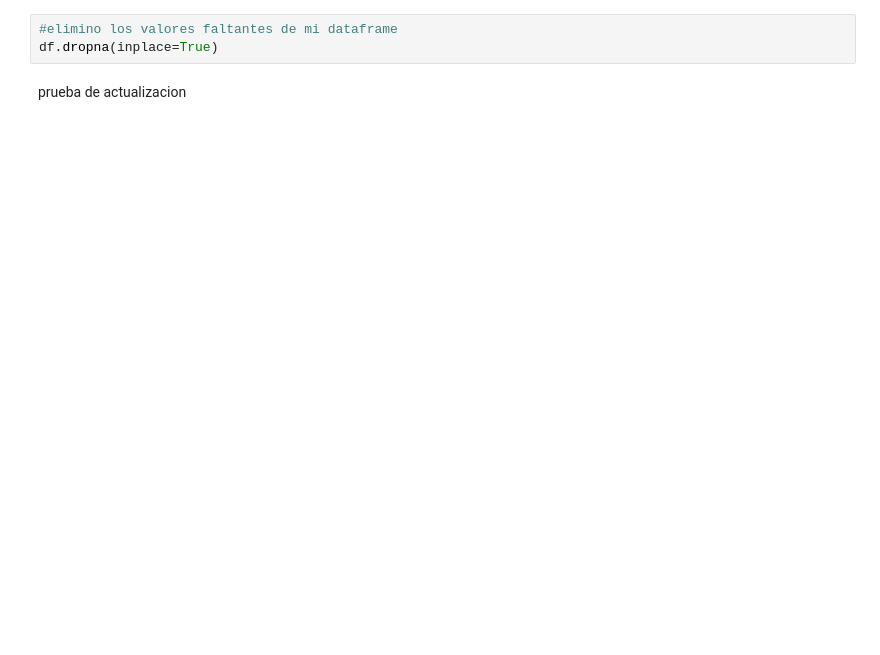
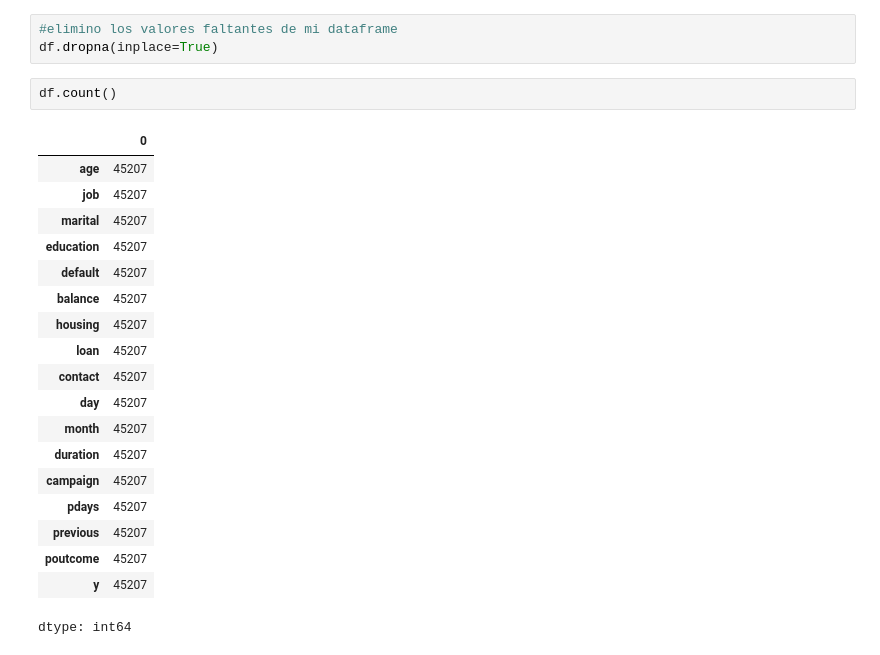
Before and after one commit to ccalderon1998/Camilo_Calderon_talento_tech, a Jupyter notebook: dataset_banco.ipynb, the cells around one changed output. Cells and saved outputs as stored; diff of their text form; blank space fills up the shorter version.

```diff
--- a/dataset_banco.ipynb
+++ b/dataset_banco.ipynb
@@ -428,5 +457,25 @@ dtype: int64
 # %%
 #elimino los valores faltantes de mi dataframe
 df.dropna(inplace=True)
-# %% [markdown]
-prueba de actualizacion
+# %%
+df.count()
+# %% [output]
+|  | 0 |
+| age | 45207 |
+| job | 45207 |
+| marital | 45207 |
+| education | 45207 |
+| default | 45207 |
+| balance | 45207 |
+| housing | 45207 |
+| loan | 45207 |
+| contact | 45207 |
+| day | 45207 |
+| month | 45207 |
+| duration | 45207 |
+| campaign | 45207 |
+| pdays | 45207 |
+| previous | 45207 |
+| poutcome | 45207 |
+| y | 45207 |
+dtype: int64
```
Also changed, not shown: parts of 25 cells of this notebook.
